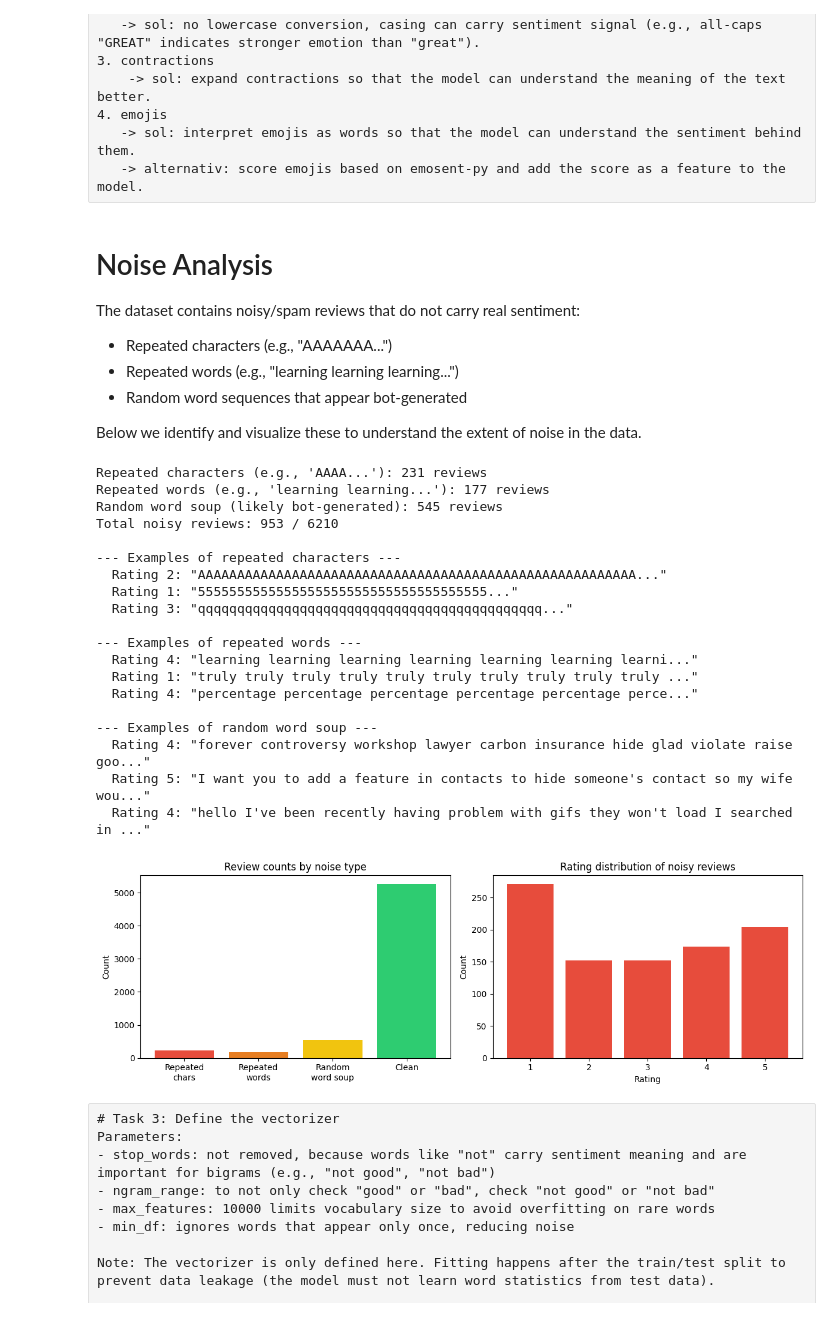
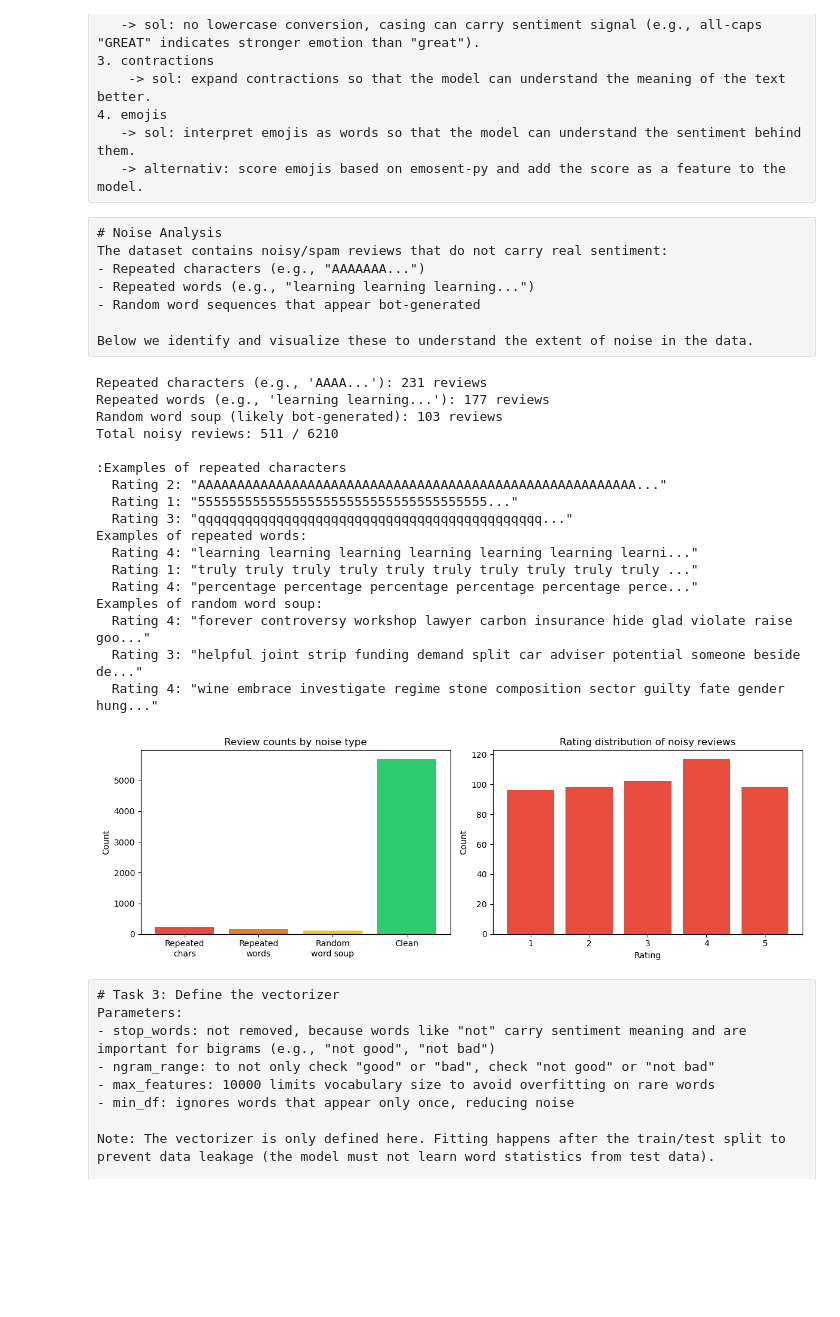
Before and after one commit to bitbaggi/info284, a Jupyter notebook: semester_assignment_task1/task_1.ipynb, the cells around one changed output. Saved outputs shown, nothing was run; the diff lists cells and outputs as text; code cells hidden in the pictures; blank space fills up the shorter version.

Commit message:
Replaced random word soup detection by a stopword ratio detection

```diff
--- a/semester_assignment_task1/task_1.ipynb
+++ b/semester_assignment_task1/task_1.ipynb
@@ -45,16 +45,16 @@ problems:
 data = data.dropna(subset=['rating'])
 data['helpful'] = data['helpful'].fillna(0)
 data['review_text'] = data['review_text'].fillna("")
-# %% [markdown]
-# Noise Analysis
-The dataset contains noisy/spam reviews that do not carry real sentiment:
-- Repeated characters (e.g., "AAAAAAA...")
-- Repeated words (e.g., "learning learning learning...")
-- Random word sequences that appear bot-generated
-
-Below we identify and visualize these to understand the extent of noise in the data.
+# %% [raw]
+# Noise Analysis
+The dataset contains noisy/spam reviews that do not carry real sentiment:
+- Repeated characters (e.g., "AAAAAAA...")
+- Repeated words (e.g., "learning learning learning...")
+- Random word sequences that appear bot-generated
+
+Below we identify and visualize these to understand the extent of noise in the data.
 # %%
-import re
+from sklearn.feature_extraction.text import ENGLISH_STOP_WORDS
 import matplotlib.pyplot as plt
 
 def is_repeated_chars(text):
@@ -75,14 +75,20 @@ def is_repeated_words(text):
     return unique_ratio < 0.15
 
 def has_low_word_coherence(text):
-    """Detects random word soup (many unique words, no repeated structure, very long)"""
+    """Detects random word chains because of missing stopword ratio..."""
     if not text:
         return False
-    words = text.strip().split()
+    words = text.strip().lower().split()
     if len(words) < 15:
         return False
+
     unique_ratio = len(set(words)) / len(words)
-    return unique_ratio > 0.9 and len(words) > 20
+    if unique_ratio <= 0.95:
+        return False
+    stop_word_ratio = sum(1 for w in words if w in ENGLISH_STOP_WORDS) / len(words)
+
+    # Real Text: ~15–35% Stop-Words. Word-Soup: < 5%
+    return stop_word_ratio < 0.08
 
 noisy_chars = data[data['review_text'].apply(is_repeated_chars)]
 noisy_words = data[data['review_text'].apply(is_repeated_words)]
@@ -94,15 +100,15 @@ print(f"Random word soup (likely bot-generated): {len(noisy_random)} reviews")
 print(f"Total noisy reviews: {len(noisy_chars) + len(noisy_words) + len(noisy_random)} / {len(data)}")
 print()
 
-print("--- Examples of repeated characters ---")
+print("Examples of repeated characters:")
 for _, row in noisy_chars.head(3).iterrows():
     print(f"  Rating {int(row['rating'])}: \"{row['review_text'][:60]}...\"")
 
-print("\n--- Examples of repeated words ---")
+print("Examples of repeated words:")
 for _, row in noisy_words.head(3).iterrows():
     print(f"  Rating {int(row['rating'])}: \"{row['review_text'][:60]}...\"")
 
-print("\n--- Examples of random word soup ---")
+print("Examples of random word soup:")
 for _, row in noisy_random.head(3).iterrows():
     print(f"  Rating {int(row['rating'])}: \"{row['review_text'][:80]}...\"")
 
@@ -110,43 +116,41 @@ noise_types = ['Repeated\nchars', 'Repeated\nwords', 'Random\nword soup', 'Clean
 noise_counts = [len(noisy_chars), len(noisy_words), len(noisy_random),
                 len(data) - len(noisy_chars) - len(noisy_words) - len(noisy_random)]
 
 fig, axes = plt.subplots(1, 2, figsize=(12, 4))
 
 axes[0].bar(noise_types, noise_counts, color=['#e74c3c', '#e67e22', '#f1c40f', '#2ecc71'])
 axes[0].set_title('Review counts by noise type')
 axes[0].set_ylabel('Count')
 
 noisy_all = set(noisy_chars.index) | set(noisy_words.index) | set(noisy_random.index)
 noisy_ratings = data.loc[list(noisy_all), 'rating'].value_counts().sort_index()
 axes[1].bar(noisy_ratings.index.astype(int), noisy_ratings.values, color='#e74c3c')
 axes[1].set_title('Rating distribution of noisy reviews')
 axes[1].set_xlabel('Rating')
 axes[1].set_ylabel('Count')
 axes[1].set_xticks([1, 2, 3, 4, 5])
 
 plt.tight_layout()
 plt.show()
 # %% [output]
 Repeated characters (e.g., 'AAAA...'): 231 reviews
 Repeated words (e.g., 'learning learning...'): 177 reviews
-Random word soup (likely bot-generated): 545 reviews
-Total noisy reviews: 953 / 6210
+Random word soup (likely bot-generated): 103 reviews
+Total noisy reviews: 511 / 6210
 
---- Examples of repeated characters ---
+:Examples of repeated characters
   Rating 2: "AAAAAAAAAAAAAAAAAAAAAAAAAAAAAAAAAAAAAAAAAAAAAAAAAAAAAAAA..."
   Rating 1: "5555555555555555555555555555555555555..."
   Rating 3: "qqqqqqqqqqqqqqqqqqqqqqqqqqqqqqqqqqqqqqqqqqqq..."
-
---- Examples of repeated words ---
+Examples of repeated words:
   Rating 4: "learning learning learning learning learning learning learni..."
   Rating 1: "truly truly truly truly truly truly truly truly truly truly ..."
   Rating 4: "percentage percentage percentage percentage percentage perce..."
-
---- Examples of random word soup ---
+Examples of random word soup:
   Rating 4: "forever controversy workshop lawyer carbon insurance hide glad violate raise goo..."
-  Rating 5: "I want you to add a feature in contacts to hide someone's contact so my wife wou..."
-  Rating 4: "hello I've been recently having problem with gifs they won't load I searched in ..."
+  Rating 3: "helpful joint strip funding demand split car adviser potential someone beside de..."
+  Rating 4: "wine embrace investigate regime stone composition sector guilty fate gender hung..."
-[figure, old version]
+[figure, new version]
 # %%
 # lowercase conversion removed: casing can carry sentiment signal (e.g., "GREAT" vs "great")
 # %%
```
